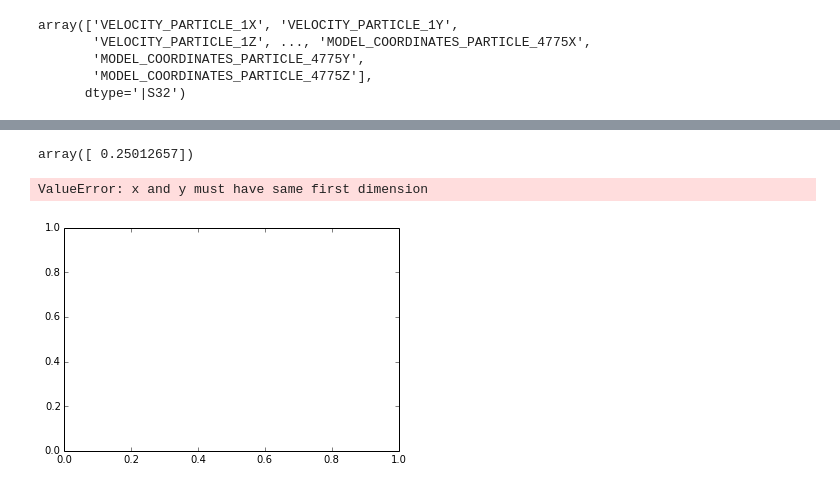
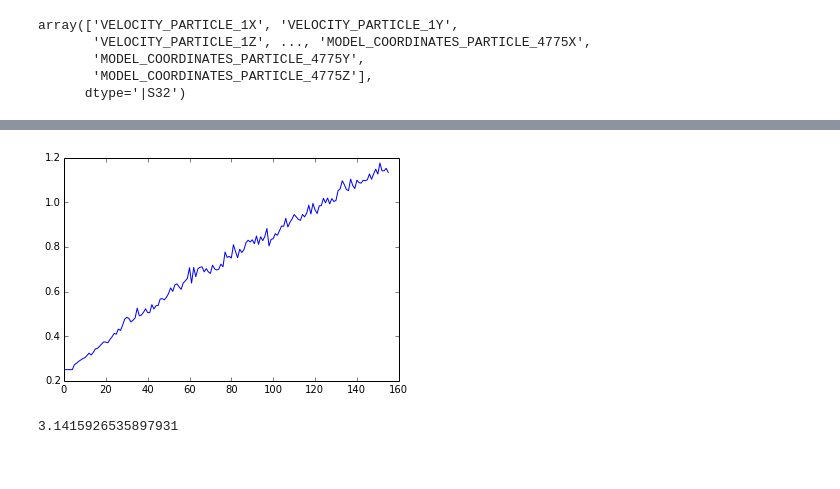
Before and after one commit to peterpandamanda/particles_post, a Jupyter notebook: sinwave_anvil_postprocessing.ipynb, the cells around one changed output, grey strips where cells are left out. Drawn from its saved outputs; the diff is of its cells as text; code cells hidden in the pictures.

```diff
--- a/sinwave_anvil_postprocessing.ipynb
+++ b/sinwave_anvil_postprocessing.ipynb
@@ -142,6 +133,11 @@ array([ 0.25      ,  0.25      ,  0.25      ,  0.25      ,  0.25      ,
+# %%
+#plot y-dir movement against time
+plt.plot(ans[:,2]);
+# %% [output]
+[figure, added]
 # %%
 #how do I get a single value?
-ans[5:6,0]
+ans[0,1]
 # %% [output]
-array([ 0.25012657])
+3.1415926535897931
 # %%
@@ -149,6 +145,0 @@ curve_to_plot = [my_sine(x, ans[i:i+1,0], ans[i:i+1,1], ans[i:i+1,2]) for i in r
-# %%
-x=np.arange(0,3,0.1)
-plt.plot(x,curve_to_plot)
-# %% [output]
-ValueError: x and y must have same first dimension
-[figure, removed]
```
Also changed, not shown: parts of 10 cells of this notebook.
